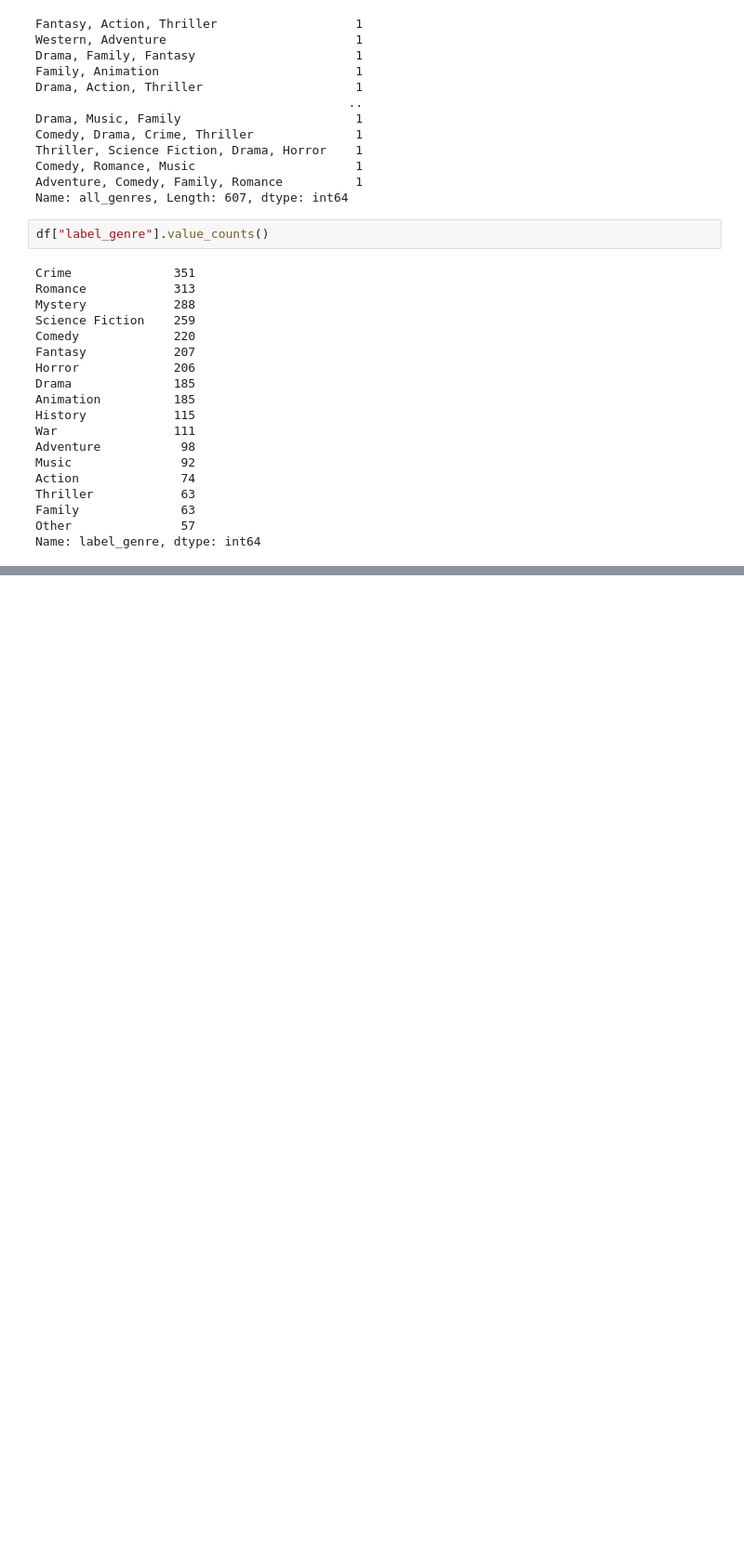
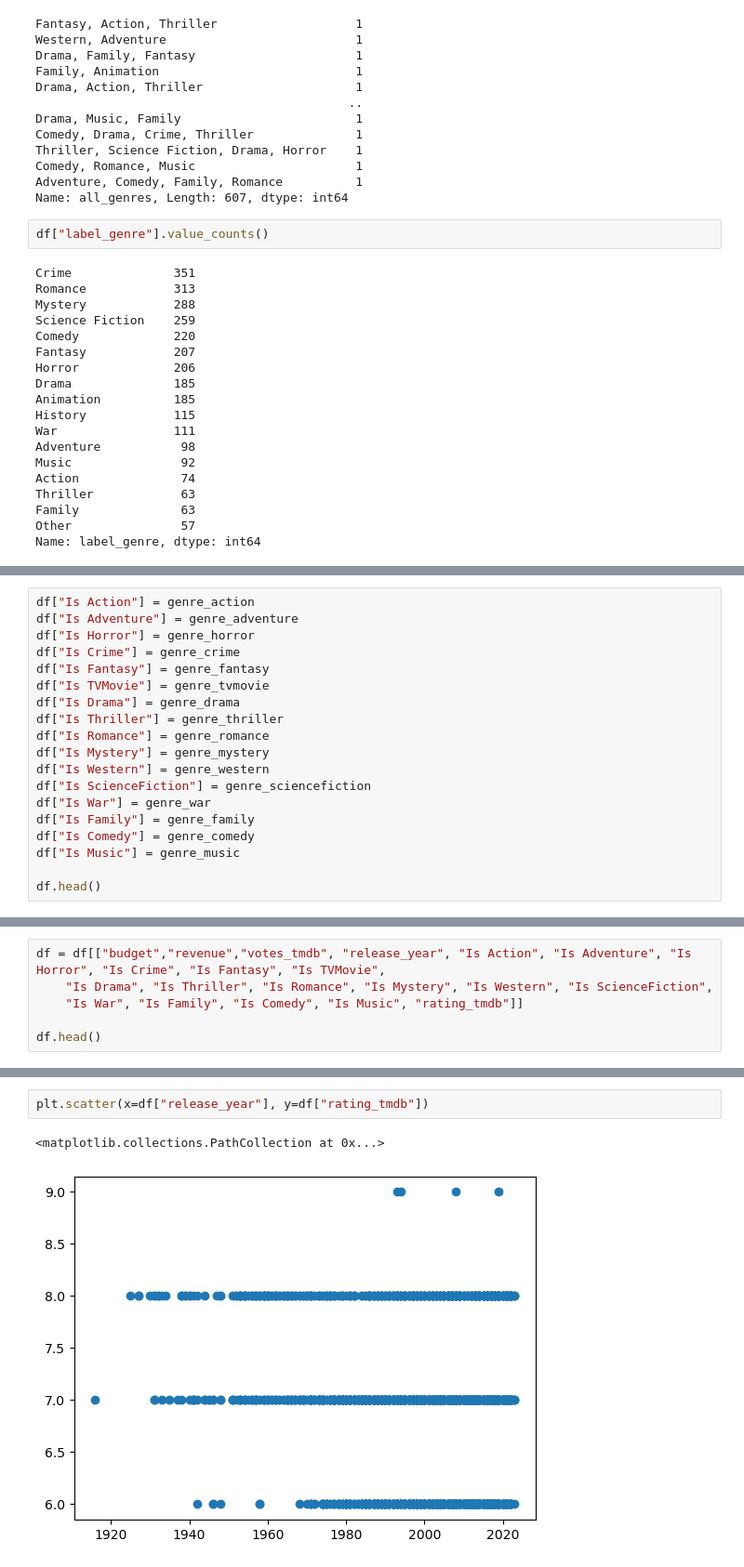
Before and after one commit to sushmamylavarapu/Project4_DataAnalytics, a Jupyter notebook: Part_03_data_explore.ipynb, the cells around one changed output, grey strips where cells are left out. Shown at 93% size. Cells and saved outputs as stored; diff of their text form; blank space fills up the shorter version.

```diff
--- a/Part_03_data_explore.ipynb
+++ b/Part_03_data_explore.ipynb
@@ -183,0 +313,19 @@ df[df["label_genre"]=="Other"]
+# %%
+df["Is Action"] = genre_action
+df["Is Adventure"] = genre_adventure
+df["Is Horror"] = genre_horror
+df["Is Crime"] = genre_crime
+df["Is Fantasy"] = genre_fantasy
+df["Is TVMovie"] = genre_tvmovie
+df["Is Drama"] = genre_drama
+df["Is Thriller"] = genre_thriller
+df["Is Romance"] = genre_romance
+df["Is Mystery"] = genre_mystery
+df["Is Western"] = genre_western
+df["Is ScienceFiction"] = genre_sciencefiction
+df["Is War"] = genre_war
+df["Is Family"] = genre_family
+df["Is Comedy"] = genre_comedy
+df["Is Music"] = genre_music
+
+df.head()
@@ -183,0 +357,6 @@ df[df["label_genre"]=="Other"]
+# %%
+df = df[["budget","revenue","votes_tmdb", "release_year", "Is Action", "Is Adventure", "Is Horror", "Is Crime", "Is Fantasy", "Is TVMovie",
+    "Is Drama", "Is Thriller", "Is Romance", "Is Mystery", "Is Western", "Is ScienceFiction",
+    "Is War", "Is Family", "Is Comedy", "Is Music", "rating_tmdb"]]
+
+df.head()
@@ -183,0 +398,5 @@ df[df["label_genre"]=="Other"]
+# %%
+plt.scatter(x=df["release_year"], y=df["rating_tmdb"])
+# %% [output]
+<matplotlib.collections.PathCollection at 0x...>
+[figure, added]
```
Also changed, not shown: parts of 25 cells of this notebook.
